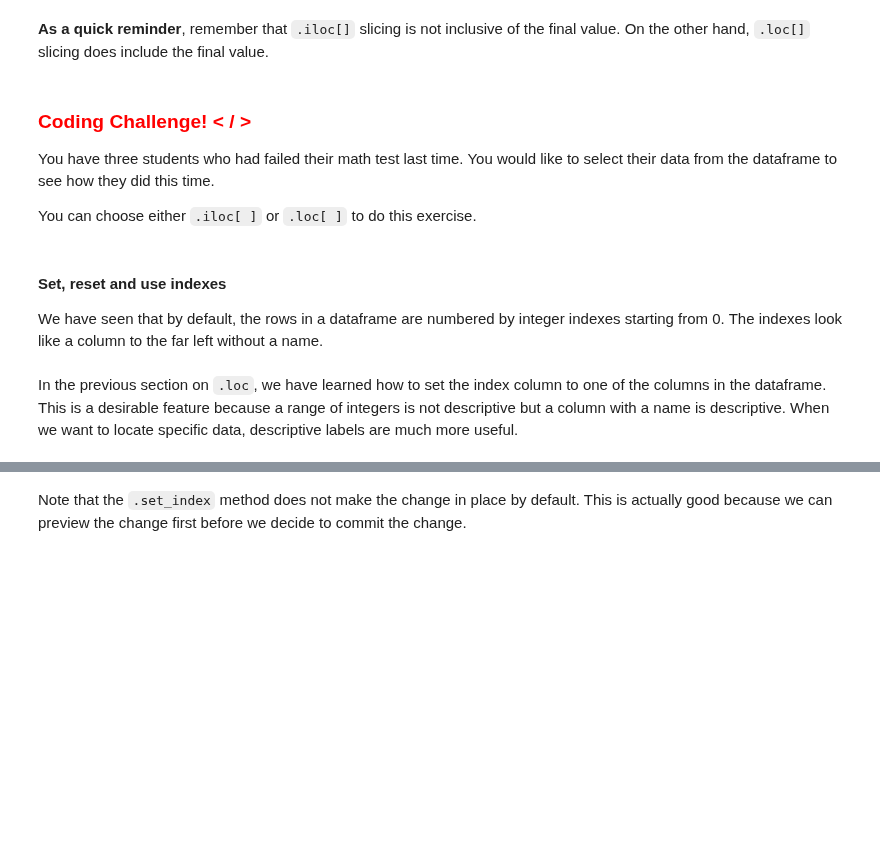
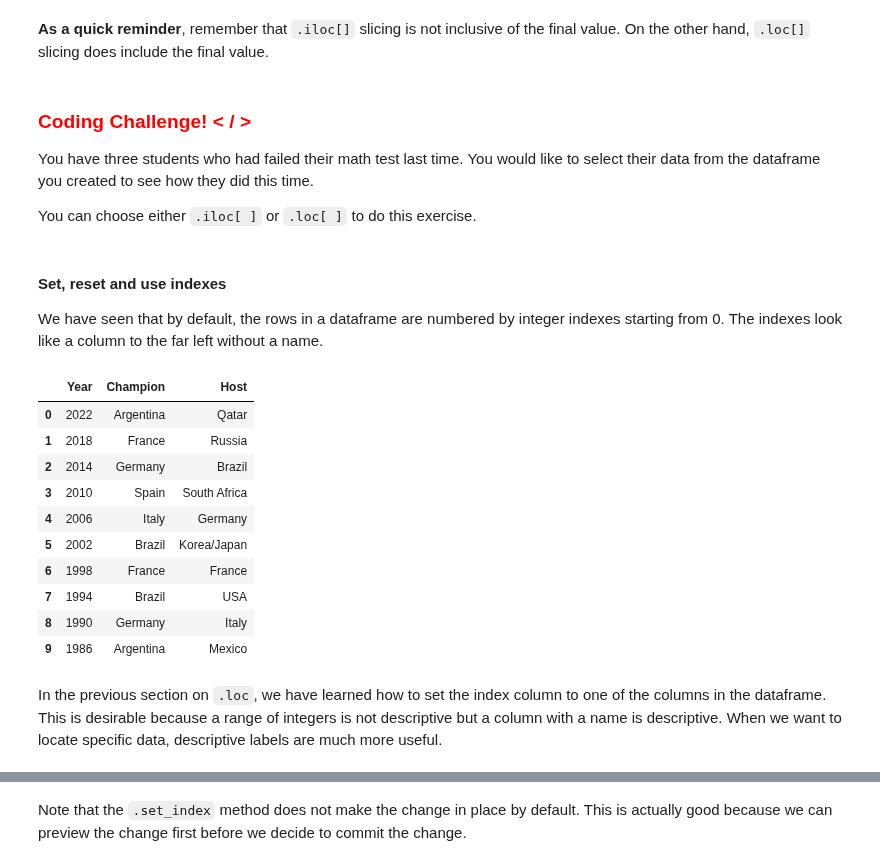
Before and after one commit to ithaka/constellate-notebooks, a Jupyter notebook: pandas-1.ipynb, the cells around one changed output, grey strips where cells are left out. Cells and saved outputs as stored; diff of their text form; code cells hidden in the pictures; blank space fills up the shorter version.

```diff
--- a/pandas-1.ipynb
+++ b/pandas-1.ipynb
@@ -310,48 +528,59 @@ Now that you know how to select rows and columns from a dataframe using `.loc[ ]
 # %% [markdown]
 <h3 style="color:red; display:inline">Coding Challenge! &lt; / &gt; </h3>
 
-You have three students who had failed their math test last time. You would like to select their data from the dataframe to see how they did this time.
+You have three students who had failed their math test last time. You would like to select their data from the dataframe you created to see how they did this time.
 
 You can choose either `.iloc[ ]` or `.loc[ ]` to do this exercise.
 # %% [markdown]
 #### Set, reset and use indexes
 We have seen that by default, the rows in a dataframe are numbered by integer indexes starting from 0. The indexes look like a column to the far left without a name.
 # %%
-# Get the original dafaframe
+# Get the original dataframe
 wcup = pd.DataFrame({"Year": [2022,
                               2018,
                               2014,
                               2010,
                               2006,
                               2002,
                               1998,
                               1994,
                               1990,
                               1986],
+                     "Champion": ["Argentina",
+                                  "France",
+                                  "Germany",
+                                  "Spain",
+                                  "Italy",
+                                  "Brazil",
+                                  "France",
+                                  "Brazil",
+                                  "Germany",
+                                  "Argentina"],
+                     "Host": ["Qatar",
+                              "Russia",
+                              "Brazil",
+                              "South Africa",
+                              "Germany",
+                              "Korea/Japan",
+                              "France",
+                              "USA",
+                              "Italy",
+                              "Mexico"]
+                    })
 
-                         "Champion": ["Argentina",
-                                      "France",
-                                      "Germany",
-                                      "Spain",
-                                      "Italy",
-                                      "Brazil",
-                                      "France",
-                                      "Brazil",
-                                      "Germany",
-                                      "Argentina"],
-
-                         "Host": ["Qatar",
-                                  "Russia",
-                                  "Brazil",
-                                  "South Africa",
-                                  "Germany",
-                                  "Japan and South Korea",
-                                  "France",
-                                  "USA",
-                                  "Italy",
-                                  "Mexico"]
-                         })
 wcup
+# %% [output]
+|  | Year | Champion | Host |
+| 0 | 2022 | Argentina | Qatar |
+| 1 | 2018 | France | Russia |
+| 2 | 2014 | Germany | Brazil |
+| 3 | 2010 | Spain | South Africa |
+| 4 | 2006 | Italy | Germany |
+| 5 | 2002 | Brazil | Korea/Japan |
+| 6 | 1998 | France | France |
+| 7 | 1994 | Brazil | USA |
+| 8 | 1990 | Germany | Italy |
+| 9 | 1986 | Argentina | Mexico |
 # %% [markdown]
-In the previous section on `.loc`, we have learned how to set the index column to one of the columns in the dataframe. This is a desirable feature because a range of integers is not descriptive but a column with a name is descriptive. When we want to locate specific data, descriptive labels are much more useful.
+In the previous section on `.loc`, we have learned how to set the index column to one of the columns in the dataframe. This is desirable because a range of integers is not descriptive but a column with a name is descriptive. When we want to locate specific data, descriptive labels are much more useful.
 # %%
```
Also changed, not shown: parts of 64 cells of this notebook.
